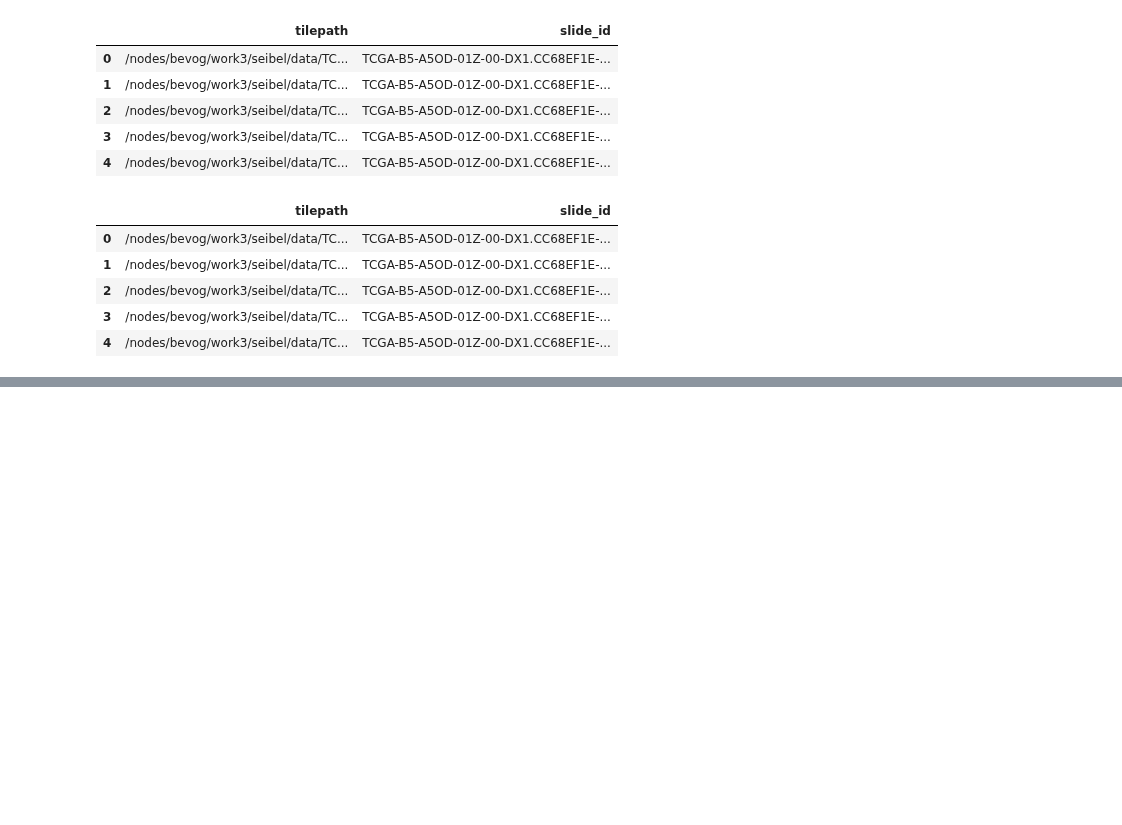
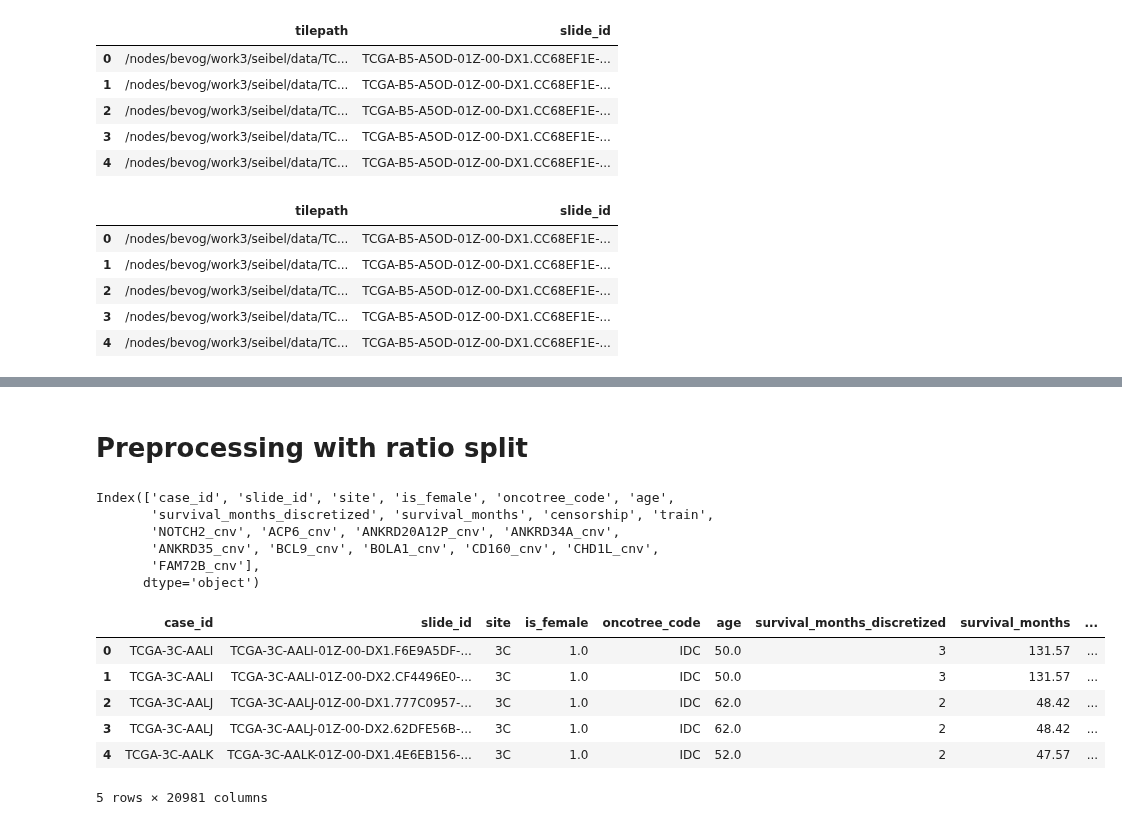
Before and after one commit to SeibelT/multimodal_survival_prediction, a Jupyter notebook: preprocessing.ipynb, the cells around one changed output, grey strips where cells are left out. Cells and saved outputs as stored; diff of their text form; code cells hidden in the pictures; blank space fills up the shorter version.

```diff
--- a/preprocessing.ipynb
+++ b/preprocessing.ipynb
@@ -212,0 +255,38 @@ df_tiles.head()
+# %% [markdown]
+# Preprocessing  with ratio split
+# %%
+import pandas as pd
+import numpy as np
+f = "/nodes/bevog/work4/seibel/PORPOISE/datasets_csv/tcga_brca_all_clean.csv.zip"
+df = pd.read_csv(f,compression='zip')
+
+n_bins=4
+# get time bins
+df_uncensored = (df[df["censorship"]==0]).drop_duplicates(["case_id"])
+_,bins = pd.qcut(df_uncensored['survival_months'],q = n_bins,retbins=True)  # distribute censored survival months into quartiles
+
+# adapt time bins
+bins[0] = 0
+bins[-1] = np.inf
+# bin name = index
+labels = [i for i in range(n_bins)]
+df.insert(6,"survival_months_discretized",  pd.cut(df["survival_months"],
+                                                            bins=bins,
+                                                            labels=labels)) # insert binned survival month
+
+print(df.keys()[:20])
+df.head()
+# %% [output]
+Index(['case_id', 'slide_id', 'site', 'is_female', 'oncotree_code', 'age',
+       'survival_months_discretized', 'survival_months', 'censorship', 'train',
+       'NOTCH2_cnv', 'ACP6_cnv', 'ANKRD20A12P_cnv', 'ANKRD34A_cnv',
+       'ANKRD35_cnv', 'BCL9_cnv', 'BOLA1_cnv', 'CD160_cnv', 'CHD1L_cnv',
+       'FAM72B_cnv'],
+      dtype='object')
+|  | case_id | slide_id | site | is_female | oncotree_code | age | survival_months_discretized | survival_months | ... |
+| 0 | TCGA-3C-AALI | TCGA-3C-AALI-01Z-00-DX1.F6E9A5DF-... | 3C | 1.0 | IDC | 50.0 | 3 | 131.57 | ... |
+| 1 | TCGA-3C-AALI | TCGA-3C-AALI-01Z-00-DX2.CF4496E0-... | 3C | 1.0 | IDC | 50.0 | 3 | 131.57 | ... |
+| 2 | TCGA-3C-AALJ | TCGA-3C-AALJ-01Z-00-DX1.777C0957-... | 3C | 1.0 | IDC | 62.0 | 2 | 48.42 | ... |
+| 3 | TCGA-3C-AALJ | TCGA-3C-AALJ-01Z-00-DX2.62DFE56B-... | 3C | 1.0 | IDC | 62.0 | 2 | 48.42 | ... |
+| 4 | TCGA-3C-AALK | TCGA-3C-AALK-01Z-00-DX1.4E6EB156-... | 3C | 1.0 | IDC | 52.0 | 2 | 47.57 | ... |
+5 rows × 20981 columns
```
Also changed, not shown: parts of 17 cells of this notebook, 20 other files.
